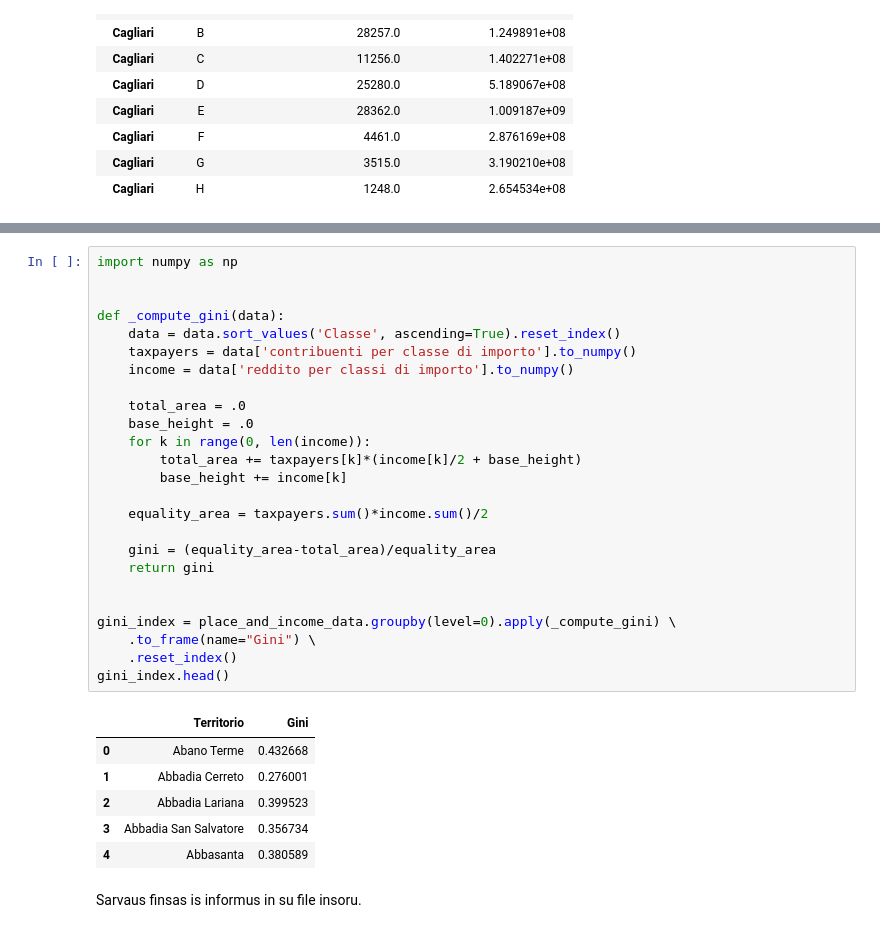
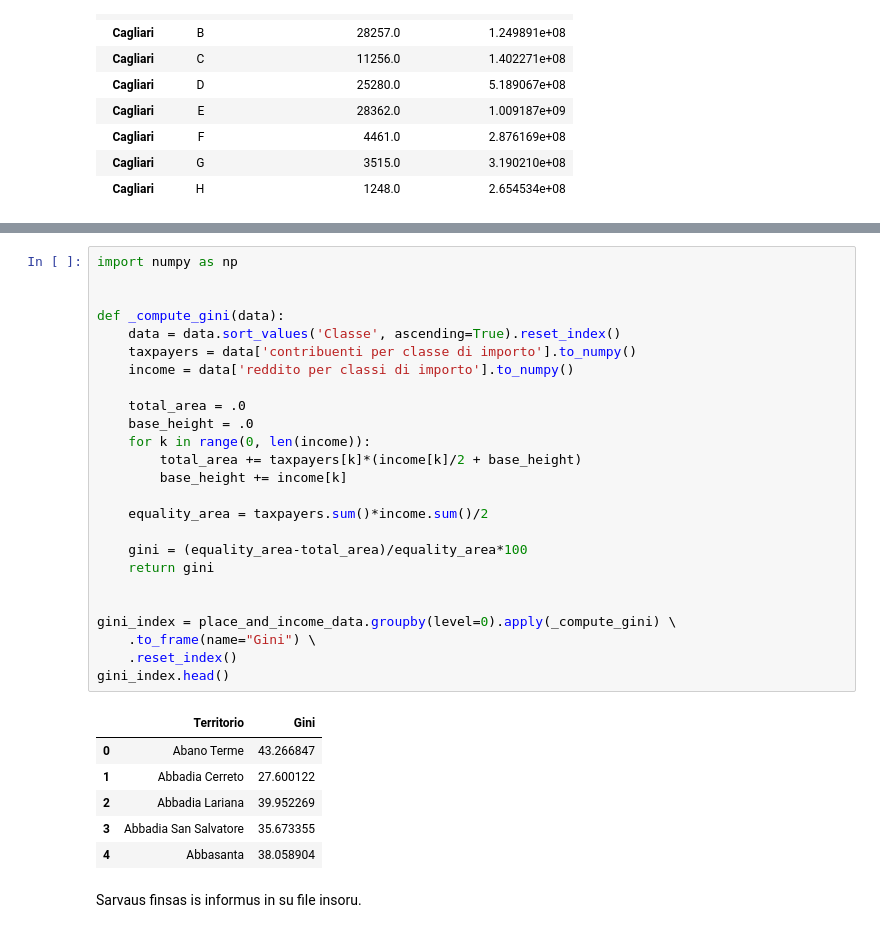
Before and after one commit to sustainablesardinia/educational-poverty, a Jupyter notebook: Gini.ipynb, the cells around one changed output, grey strips where cells are left out. Saved outputs shown, nothing was run; the diff lists cells and outputs as text.

```diff
--- a/Gini.ipynb
+++ b/Gini.ipynb
@@ -112,35 +112,35 @@ width="400px"></img>
 # %%
 import numpy as np
 
 
 def _compute_gini(data):
     data = data.sort_values('Classe', ascending=True).reset_index()
     taxpayers = data['contribuenti per classe di importo'].to_numpy()
     income = data['reddito per classi di importo'].to_numpy()
 
     total_area = .0
     base_height = .0
     for k in range(0, len(income)):
         total_area += taxpayers[k]*(income[k]/2 + base_height)
         base_height += income[k]
 
     equality_area = taxpayers.sum()*income.sum()/2
 
-    gini = (equality_area-total_area)/equality_area
+    gini = (equality_area-total_area)/equality_area*100
     return gini
 
 
 gini_index = place_and_income_data.groupby(level=0).apply(_compute_gini) \
     .to_frame(name="Gini") \
     .reset_index()
 gini_index.head()
 # %% [output]
 |  | Territorio | Gini |
-| 0 | Abano Terme | 0.432668 |
-| 1 | Abbadia Cerreto | 0.276001 |
-| 2 | Abbadia Lariana | 0.399523 |
-| 3 | Abbadia San Salvatore | 0.356734 |
-| 4 | Abbasanta | 0.380589 |
+| 0 | Abano Terme | 43.266847 |
+| 1 | Abbadia Cerreto | 27.600122 |
+| 2 | Abbadia Lariana | 39.952269 |
+| 3 | Abbadia San Salvatore | 35.673355 |
+| 4 | Abbasanta | 38.058904 |
 # %% [markdown]
 Sarvaus finsas is informus in su file insoru.
 # %%
```
Also changed, not shown: parts of 13 cells of this notebook, 6 other files.
